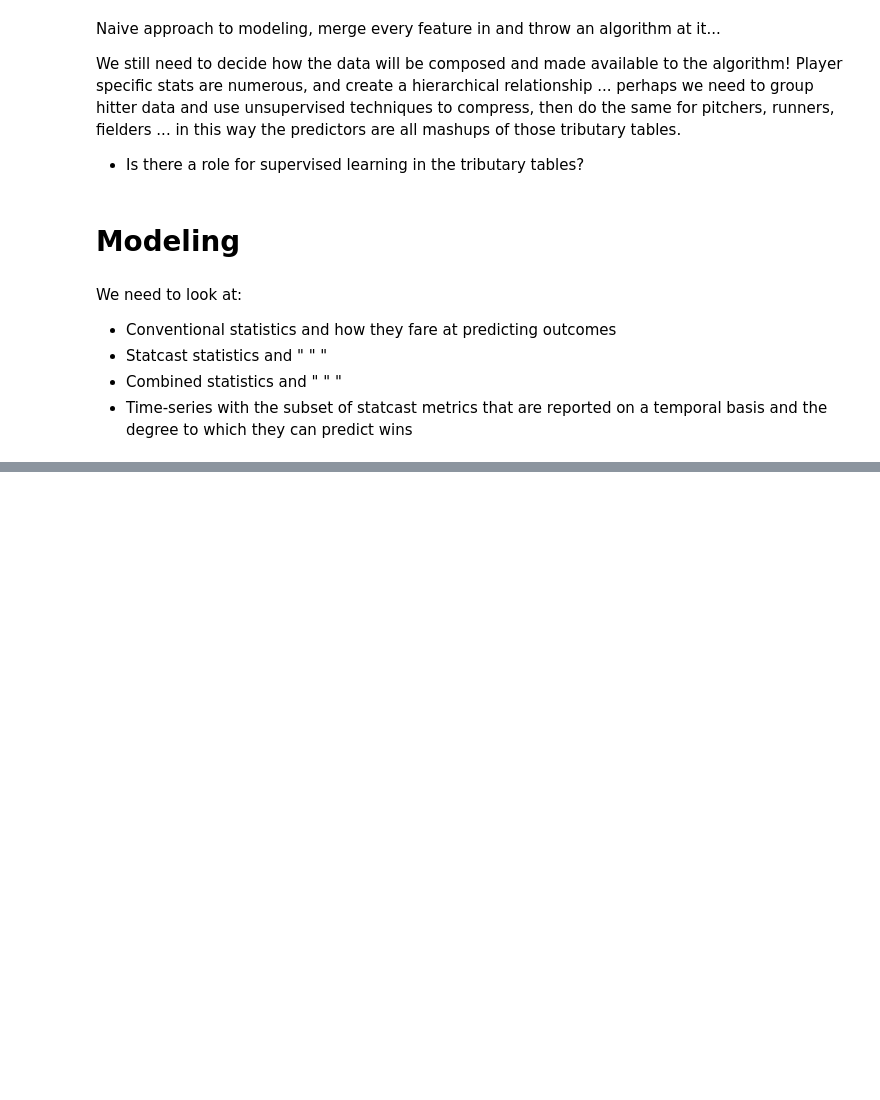
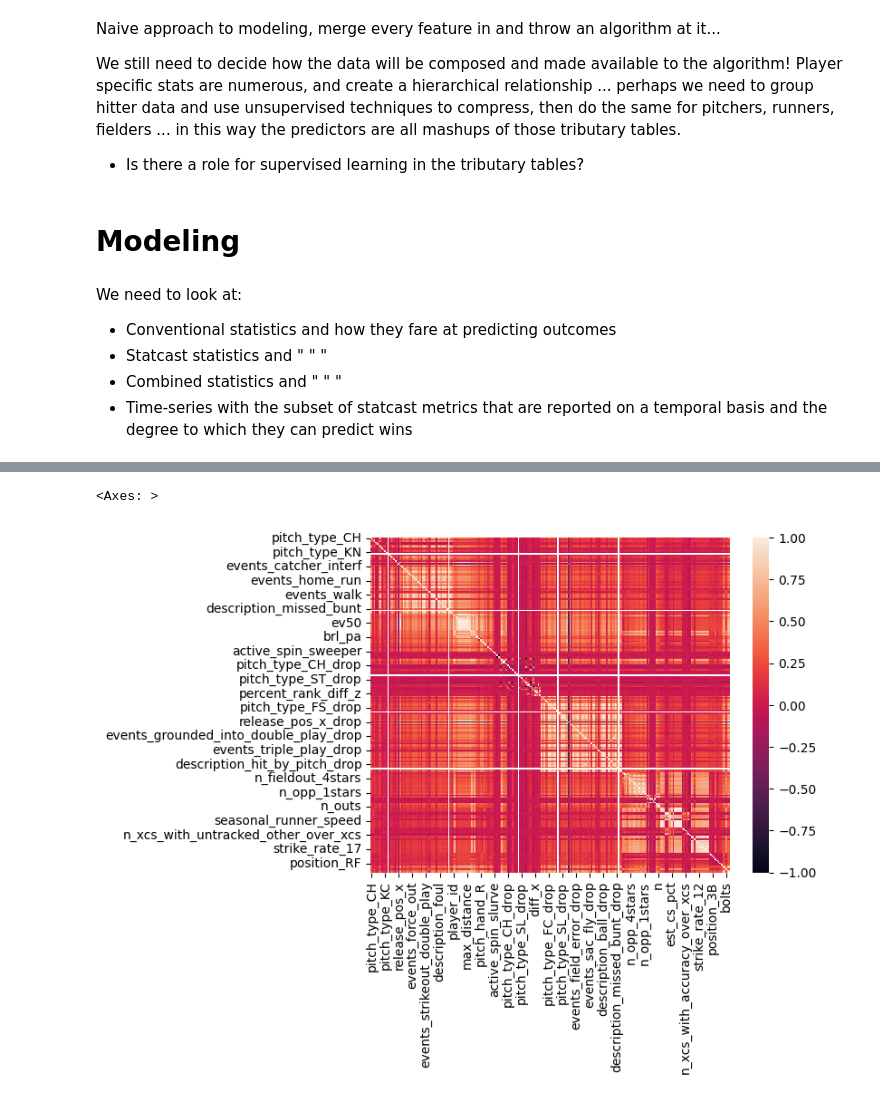
Before and after one commit to auto-d/moneyball-ml, a Jupyter notebook: eda.ipynb, the cells around one changed output, grey strips where cells are left out. Cells and saved outputs as stored; diff of their text form; code cells hidden in the pictures; blank space fills up the shorter version.

```diff
--- a/eda.ipynb
+++ b/eda.ipynb
@@ -681,0 +665,5 @@ KeyError: 'last_name, first_name'
+# %%
+sns.heatmap(train_Xsc.corr())
+# %% [output]
+<Axes: >
+[figure, added]
```
Also changed, not shown: parts of 8 cells of this notebook, 3 other files.
